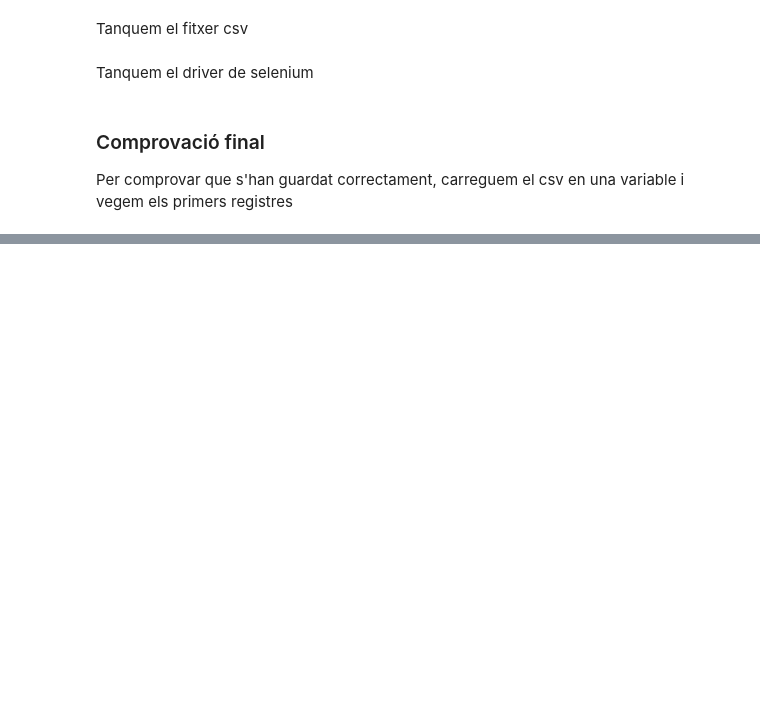
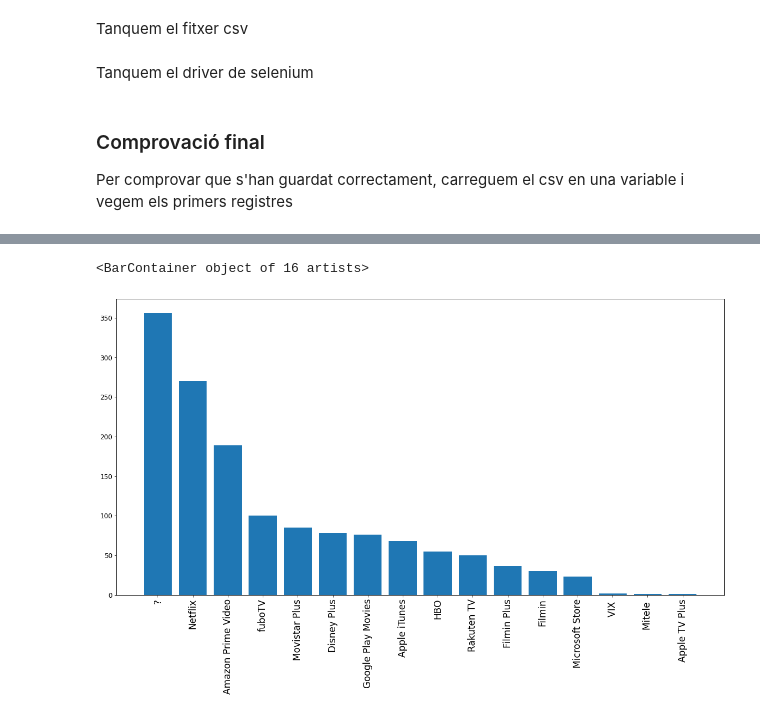
Before and after one commit to AaronPuche/pra1-web-scraping, a Jupyter notebook: Obtenir dataset pelicules.ipynb, the cells around one changed output, grey strips where cells are left out. Saved outputs shown, nothing was run; the diff lists cells and outputs as text; code cells hidden in the pictures; blank space fills up the shorter version.

```diff
--- a/Obtenir dataset pelicules.ipynb
+++ b/Obtenir dataset pelicules.ipynb
@@ -354,0 +358,12 @@ df_movies.shape[0]
+# %%
+params = {'xtick.labelsize': 17, 'ytick.labelsize': 12}
+mpl.rcParams.update(params)
+
+servicios_streaming = pd.value_counts(df_movies["Streaming"])
+
+plt.figure(figsize=(20,10))
+plt.xticks(rotation=90)
+plt.bar(servicios_streaming.index, servicios_streaming)
+# %% [output]
+<BarContainer object of 16 artists>
+[figure, added]
```
Also changed, not shown: parts of 5 cells of this notebook, 3 other files.
